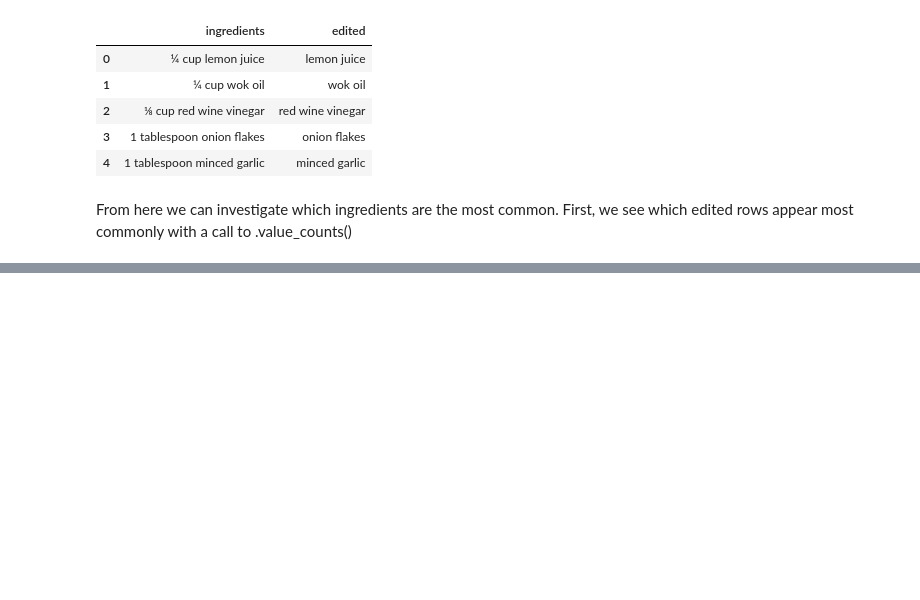
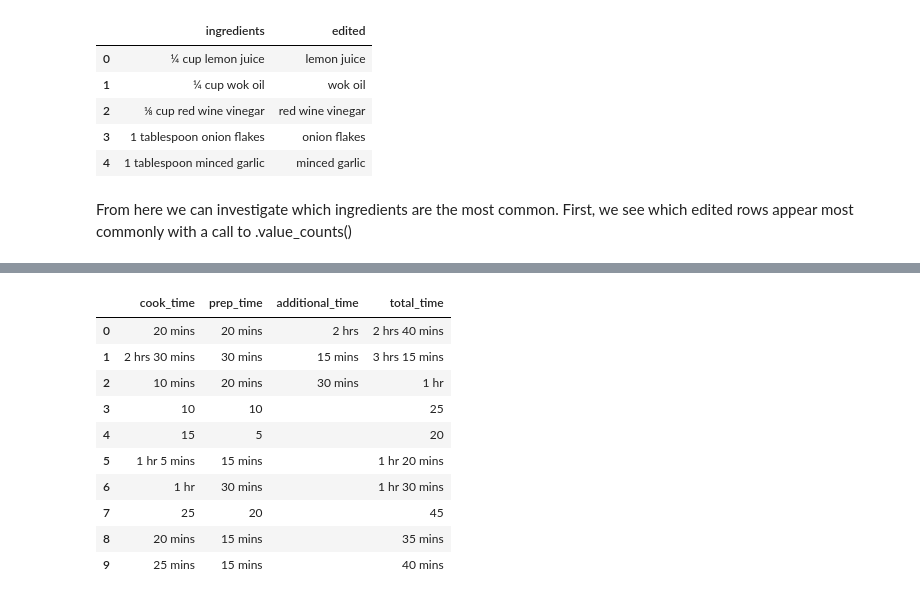
Before and after one commit to ryanjcarroll/Recipes-Data-Analysis, a Jupyter notebook: Recipe Data Project.ipynb, the cells around one changed output, grey strips where cells are left out. Cells and saved outputs as stored; diff of their text form; code cells hidden in the pictures; blank space fills up the shorter version.

```diff
--- a/Recipe Data Project.ipynb
+++ b/Recipe Data Project.ipynb
@@ -283,0 +304,15 @@ plt.show()
+# %%
+time_columns = ['cook_time','prep_time','additional_time','total_time']
+recipes[time_columns].head(10)
+# %% [output]
+|  | cook_time | prep_time | additional_time | total_time |
+| 0 | 20 mins | 20 mins | 2 hrs | 2 hrs 40 mins |
+| 1 | 2 hrs 30 mins | 30 mins | 15 mins | 3 hrs 15 mins |
+| 2 | 10 mins | 20 mins | 30 mins | 1 hr |
+| 3 | 10 | 10 |  | 25 |
+| 4 | 15 | 5 |  | 20 |
+| 5 | 1 hr 5 mins | 15 mins |  | 1 hr 20 mins |
+| 6 | 1 hr | 30 mins |  | 1 hr 30 mins |
+| 7 | 25 | 20 |  | 45 |
+| 8 | 20 mins | 15 mins |  | 35 mins |
+| 9 | 25 mins | 15 mins |  | 40 mins |
```
Also changed, not shown: parts of 8 cells of this notebook.
